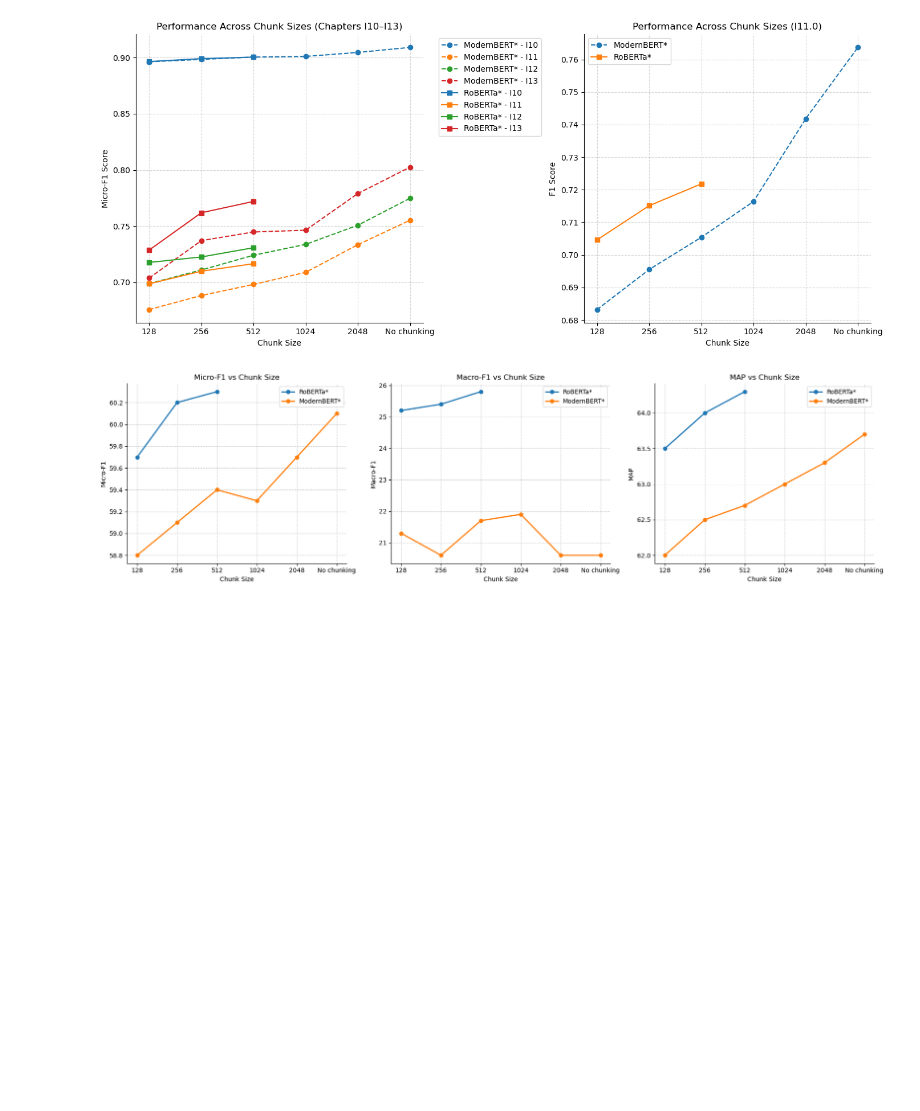
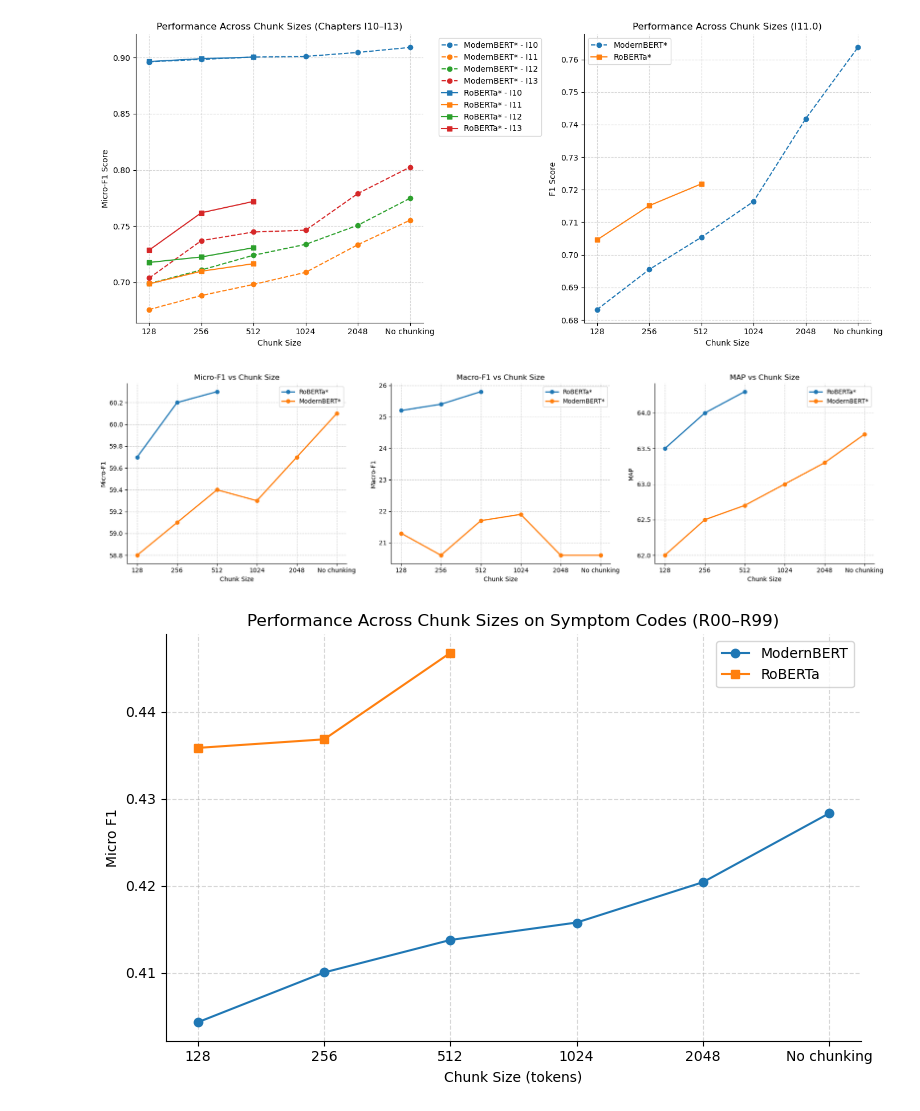
Before and after one commit to ngray0/Automatic-Medical-Coding, a Jupyter notebook: notebooks/analysis.ipynb, the cells around one changed output. Drawn from its saved outputs; the diff is of its cells as text; code cells hidden in the pictures; blank space fills up the shorter version.

```diff
--- a/notebooks/analysis.ipynb
+++ b/notebooks/analysis.ipynb
@@ -730,3 +732,47 @@ plt.tight_layout()
 plt.show()
 # %% [output]
 [figure]
+# %%
+import matplotlib.pyplot as plt
+
+# Hard-coded values
+order = ["128", "256", "512", "1024", "2048", "No chunking"]
+xpos = list(range(len(order)))
+
+modernbert_f1 = [0.40431596091205213,
+                 0.4100333771619298,
+                 0.41376760445027055,
+                 0.41576939953420866,
+                 0.42040226990362983,
+                 0.42831964351035884]
+
+roberta_f1 = [0.43582801521304715,
+              0.43681157531121684,
+              0.4467496542185339]
+
+# Pad RoBERTa with None for missing positions
+roberta_f1_full = [roberta_f1[0], roberta_f1[1], roberta_f1[2], None, None, None]
+
+# Plot
+plt.figure(figsize=(8, 5))
+plt.plot(xpos, modernbert_f1, marker="o", linestyle="-", label="ModernBERT")
+plt.plot(xpos, roberta_f1_full, marker="s", linestyle="-", label="RoBERTa")
+
+# Format axes
+plt.xticks(xpos, order)
+plt.xlabel("Chunk Size (tokens)")
+plt.ylabel("Micro F1")
+plt.title("Performance Across Chunk Sizes on Symptom Codes (R00–R99)")
+plt.grid(True, linestyle="--", alpha=0.5)
+plt.legend()
+
+# Remove top and right spines
+ax = plt.gca()
+ax.spines["top"].set_visible(False)
+ax.spines["right"].set_visible(False)
+
+plt.tight_layout()
+plt.savefig("symptom_codes_chunking.png", dpi=300)
+plt.show()
+# %% [output]
+[figure, added]
```
Also changed, not shown: parts of 3 cells of this notebook, 2 other files.
